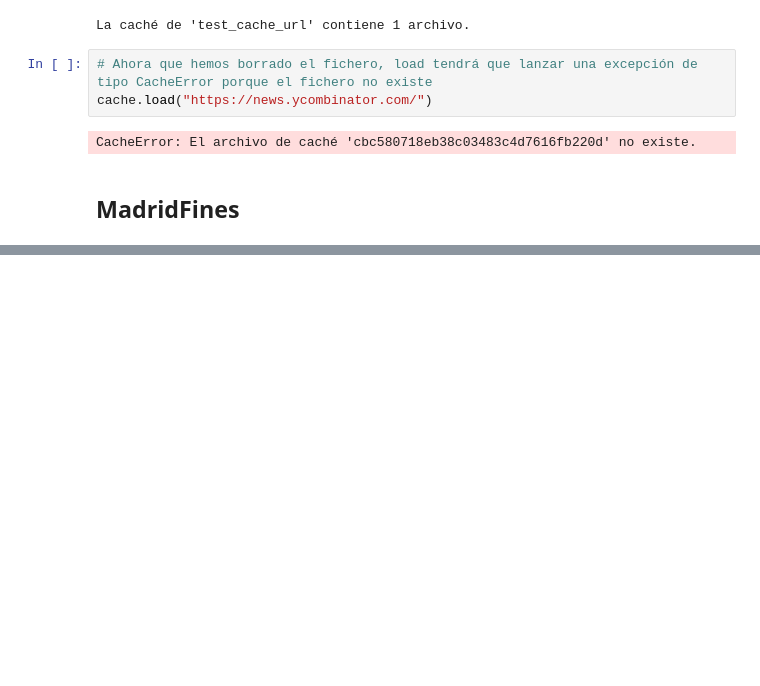
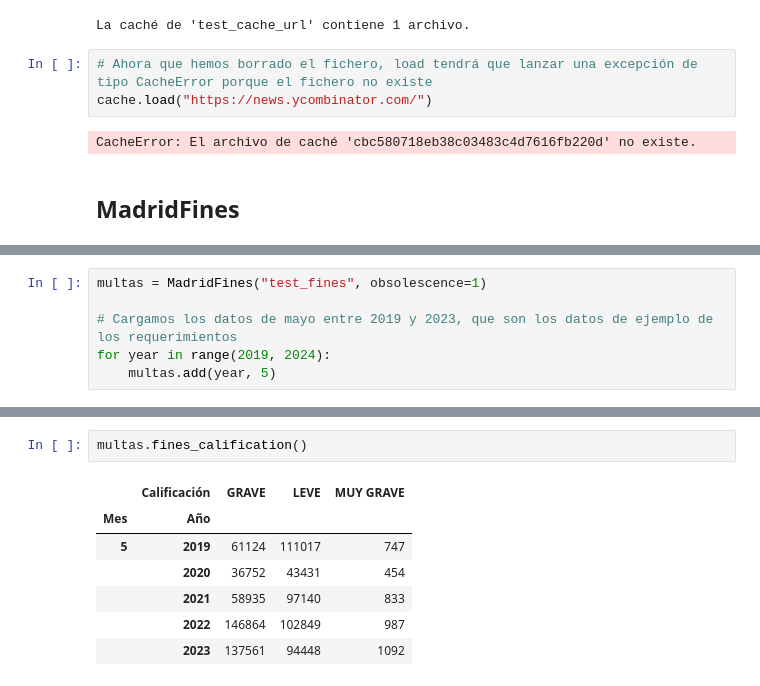
Before and after one commit to adecora/trafic_fines, a Jupyter notebook: notebooks/ejemplos_uso.ipynb, the cells around one changed output, grey strips where cells are left out. Cells and saved outputs as stored; diff of their text form; blank space fills up the shorter version.

Commit message:
Submodulo madridFines, con instrucciones y ejemplos de uso

```diff
--- a/notebooks/ejemplos_uso.ipynb
+++ b/notebooks/ejemplos_uso.ipynb
@@ -333,0 +515,6 @@ CacheError: El archivo de caché 'cbc580718eb38c03483c4d7616fb220d' no existe.
+# %%
+multas = MadridFines("test_fines", obsolescence=1)
+
+# Cargamos los datos de mayo entre 2019 y 2023, que son los datos de ejemplo de los requerimientos
+for year in range(2019, 2024):
+    multas.add(year, 5)
@@ -333,0 +538,10 @@ CacheError: El archivo de caché 'cbc580718eb38c03483c4d7616fb220d' no existe.
+# %%
+multas.fines_calification()
+# %% [output]
+|  | Calificación | GRAVE | LEVE | MUY GRAVE |
+| Mes | Año |  |  |  |
+| 5 | 2019 | 61124 | 111017 | 747 |
+|  | 2020 | 36752 | 43431 | 454 |
+|  | 2021 | 58935 | 97140 | 833 |
+|  | 2022 | 146864 | 102849 | 987 |
+|  | 2023 | 137561 | 94448 | 1092 |
```
Also changed, not shown: parts of 30 cells of this notebook, 5 other files.
